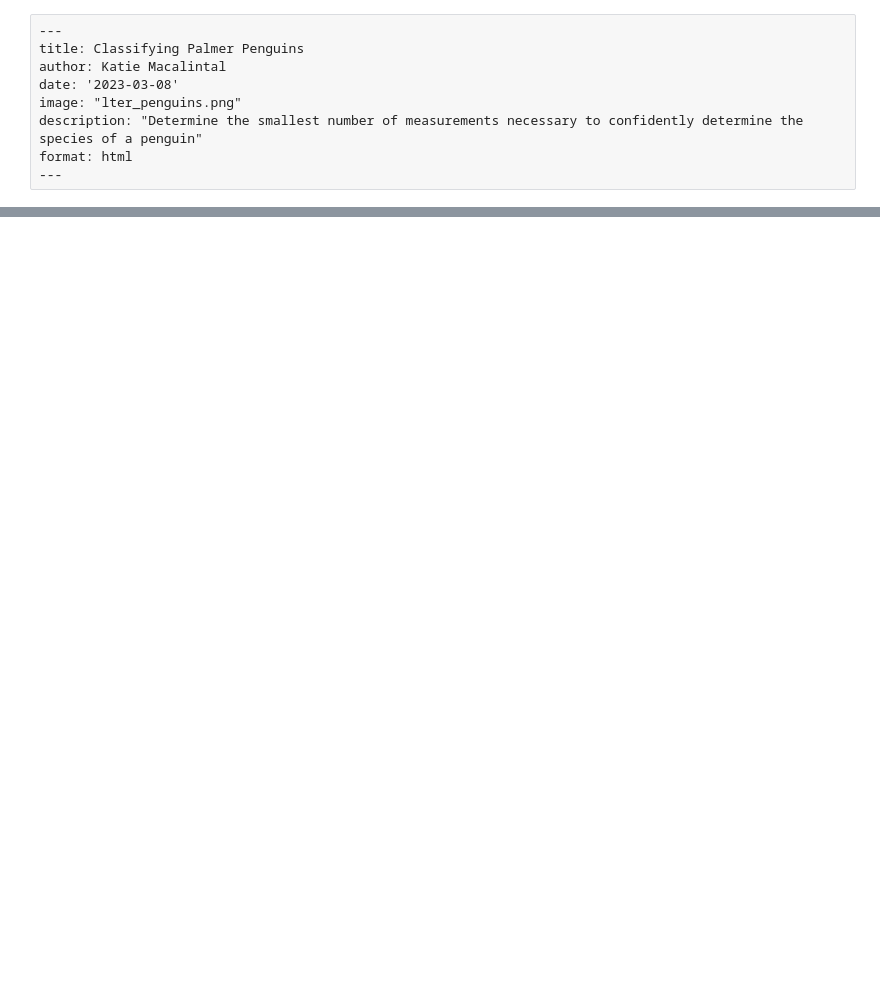
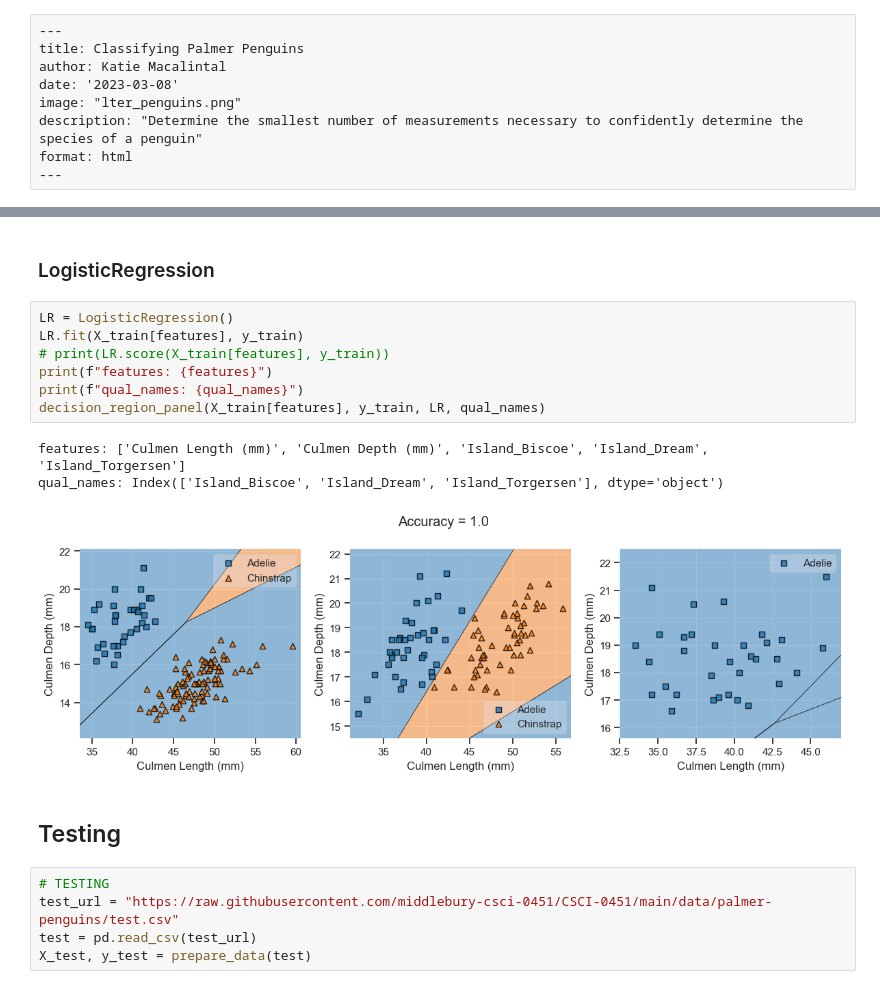
Before and after one commit to KatieMacalintal/KatieMacalintal.github.io, a Jupyter notebook: posts/palmer-penguins/index.ipynb, the cells around one changed output, grey strips where cells are left out. Cells and saved outputs as stored; diff of their text form; blank space fills up the shorter version.

```diff
--- a/posts/palmer-penguins/index.ipynb
+++ b/posts/palmer-penguins/index.ipynb
@@ -204,0 +255,20 @@ decision_region_panel(X_train[cols], y_train, LR, qual_features)
+# %% [markdown]
+### LogisticRegression
+# %%
+LR = LogisticRegression()
+LR.fit(X_train[features], y_train)
+# print(LR.score(X_train[features], y_train))
+print(f"features: {features}")
+print(f"qual_names: {qual_names}")
+decision_region_panel(X_train[features], y_train, LR, qual_names)
+# %% [output]
+features: ['Culmen Length (mm)', 'Culmen Depth (mm)', 'Island_Biscoe', 'Island_Dream', 'Island_Torgersen']
+qual_names: Index(['Island_Biscoe', 'Island_Dream', 'Island_Torgersen'], dtype='object')
+[figure, added]
+# %% [markdown]
+## Testing
+# %%
+# TESTING
+test_url = "https://raw.githubusercontent.com/middlebury-csci-0451/CSCI-0451/main/data/palmer-penguins/test.csv"
+test = pd.read_csv(test_url)
+X_test, y_test = prepare_data(test)
```
Also changed, not shown: parts of 44 cells of this notebook, 10 other files.
